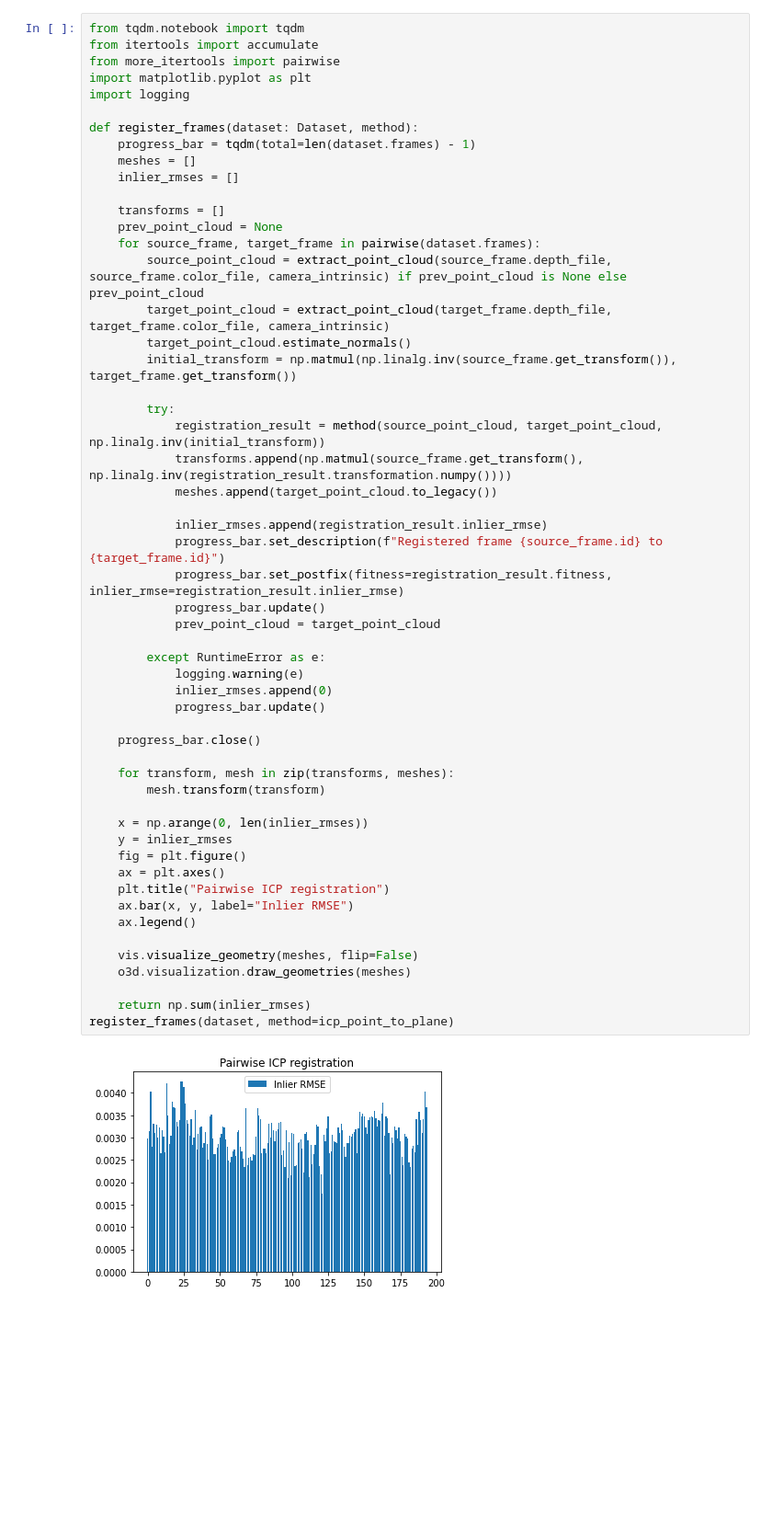
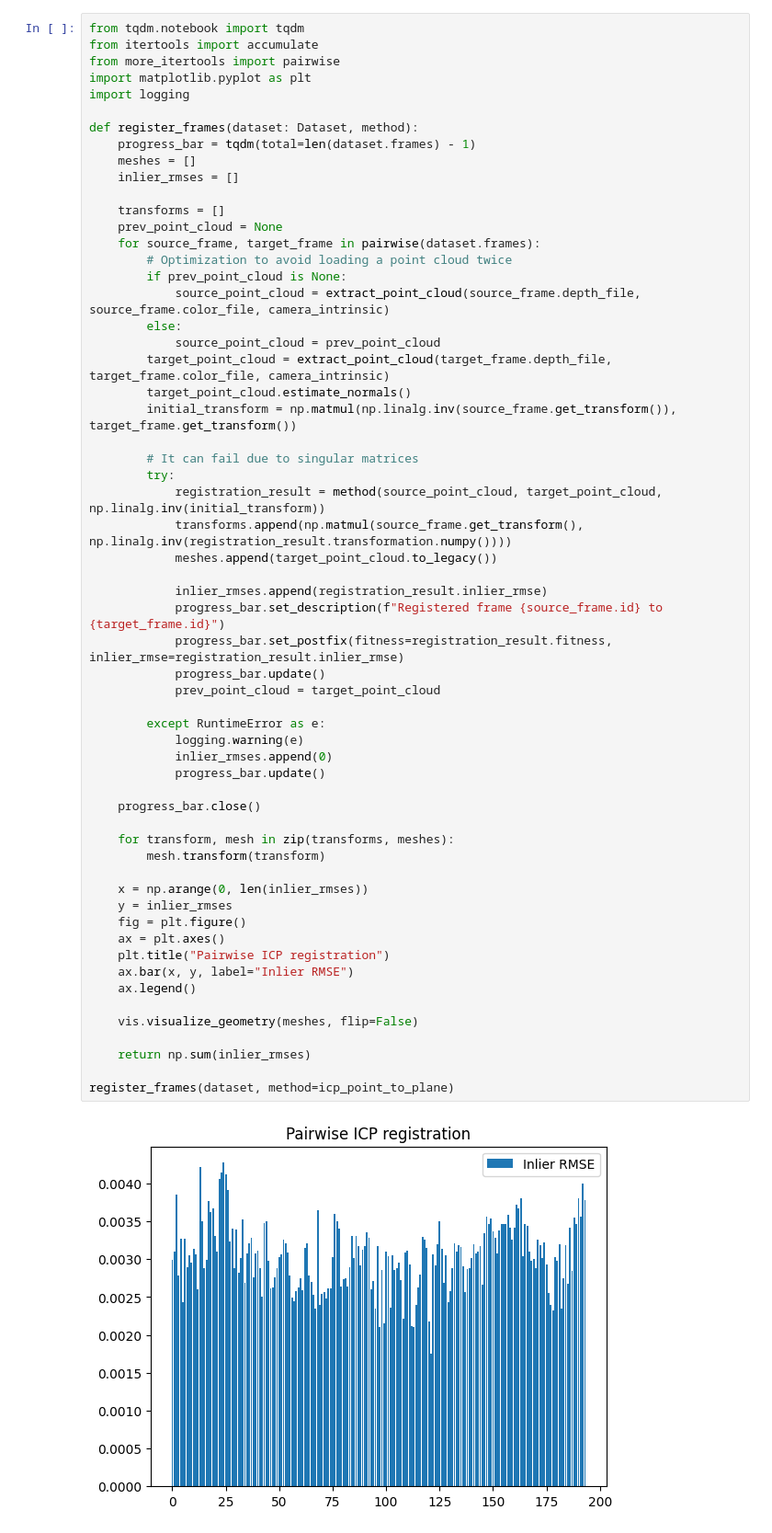
Before and after one commit to PArcos/reconstruction, a Jupyter notebook: notebooks/point_cloud_registration.ipynb, the cells around one changed output. Shown at 92% size. Saved outputs shown, nothing was run; the diff lists cells and outputs as text; blank space fills up the shorter version.

Commit message:
Improved reconstruction notebook. Added more documentation. Separated point cloud registration

```diff
--- a/notebooks/point_cloud_registration.ipynb
+++ b/notebooks/point_cloud_registration.ipynb
@@ -84,11 +81,16 @@ def register_frames(dataset: Dataset, method):
     transforms = []
     prev_point_cloud = None
     for source_frame, target_frame in pairwise(dataset.frames):
-        source_point_cloud = extract_point_cloud(source_frame.depth_file, source_frame.color_file, camera_intrinsic) if prev_point_cloud is None else prev_point_cloud
+        # Optimization to avoid loading a point cloud twice
+        if prev_point_cloud is None:
+            source_point_cloud = extract_point_cloud(source_frame.depth_file, source_frame.color_file, camera_intrinsic)
+        else:
+            source_point_cloud = prev_point_cloud
         target_point_cloud = extract_point_cloud(target_frame.depth_file, target_frame.color_file, camera_intrinsic)
         target_point_cloud.estimate_normals()
         initial_transform = np.matmul(np.linalg.inv(source_frame.get_transform()), target_frame.get_transform())
 
+        # It can fail due to singular matrices
         try:
             registration_result = method(source_point_cloud, target_point_cloud, np.linalg.inv(initial_transform))
             transforms.append(np.matmul(source_frame.get_transform(), np.linalg.inv(registration_result.transformation.numpy())))
@@ -96,33 +98,33 @@ def register_frames(dataset: Dataset, method):
 
             inlier_rmses.append(registration_result.inlier_rmse)
             progress_bar.set_description(f"Registered frame {source_frame.id} to {target_frame.id}")
             progress_bar.set_postfix(fitness=registration_result.fitness, inlier_rmse=registration_result.inlier_rmse)
             progress_bar.update()
             prev_point_cloud = target_point_cloud
 
         except RuntimeError as e:
             logging.warning(e)
             inlier_rmses.append(0)
             progress_bar.update()
 
     progress_bar.close()
 
     for transform, mesh in zip(transforms, meshes):
         mesh.transform(transform)
 
     x = np.arange(0, len(inlier_rmses))
     y = inlier_rmses
     fig = plt.figure()
     ax = plt.axes()
     plt.title("Pairwise ICP registration")
     ax.bar(x, y, label="Inlier RMSE")
     ax.legend()
 
     vis.visualize_geometry(meshes, flip=False)
-    o3d.visualization.draw_geometries(meshes)
 
     return np.sum(inlier_rmses)
+
 register_frames(dataset, method=icp_point_to_plane)
 # %% [output]
-[figure, old version]
+[figure, new version]
 [figure]
```
Also changed, not shown: parts of 4 cells of this notebook, 12 other files.
